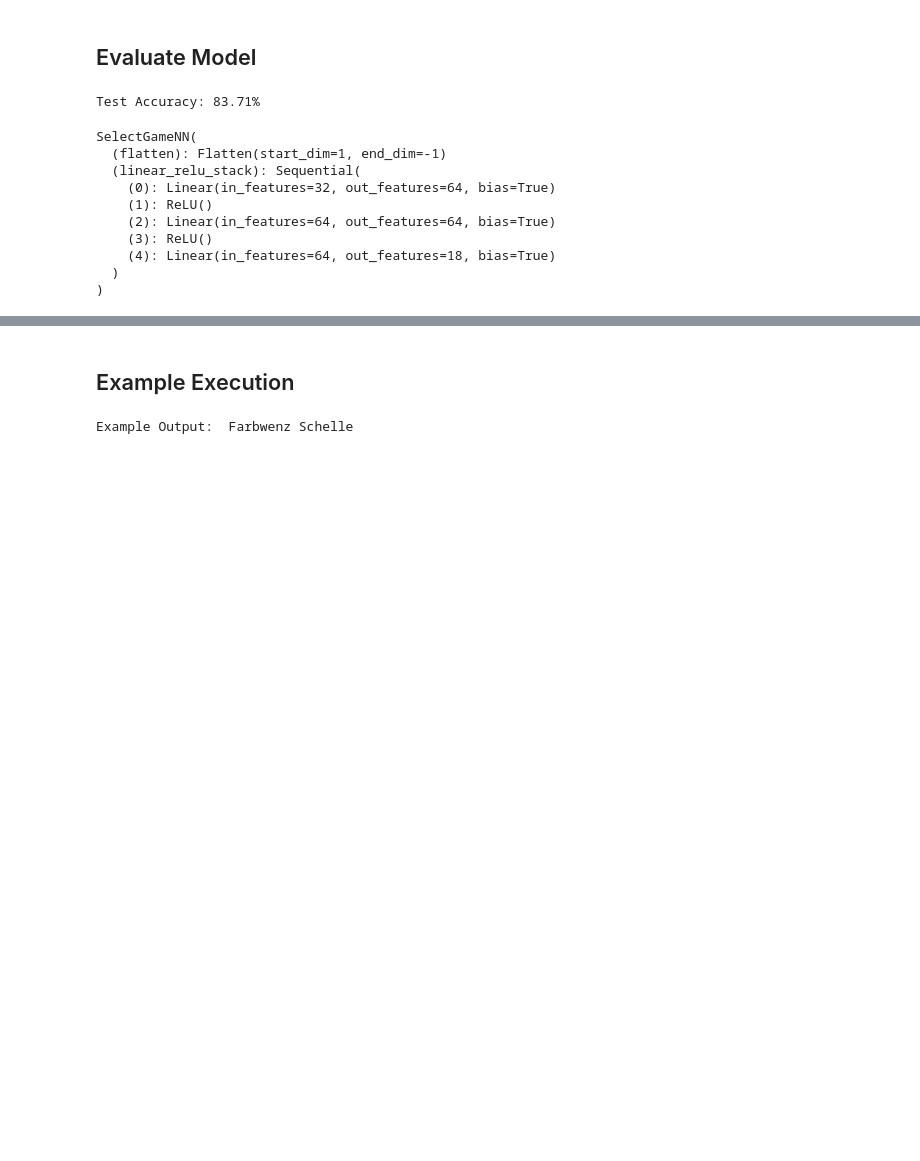
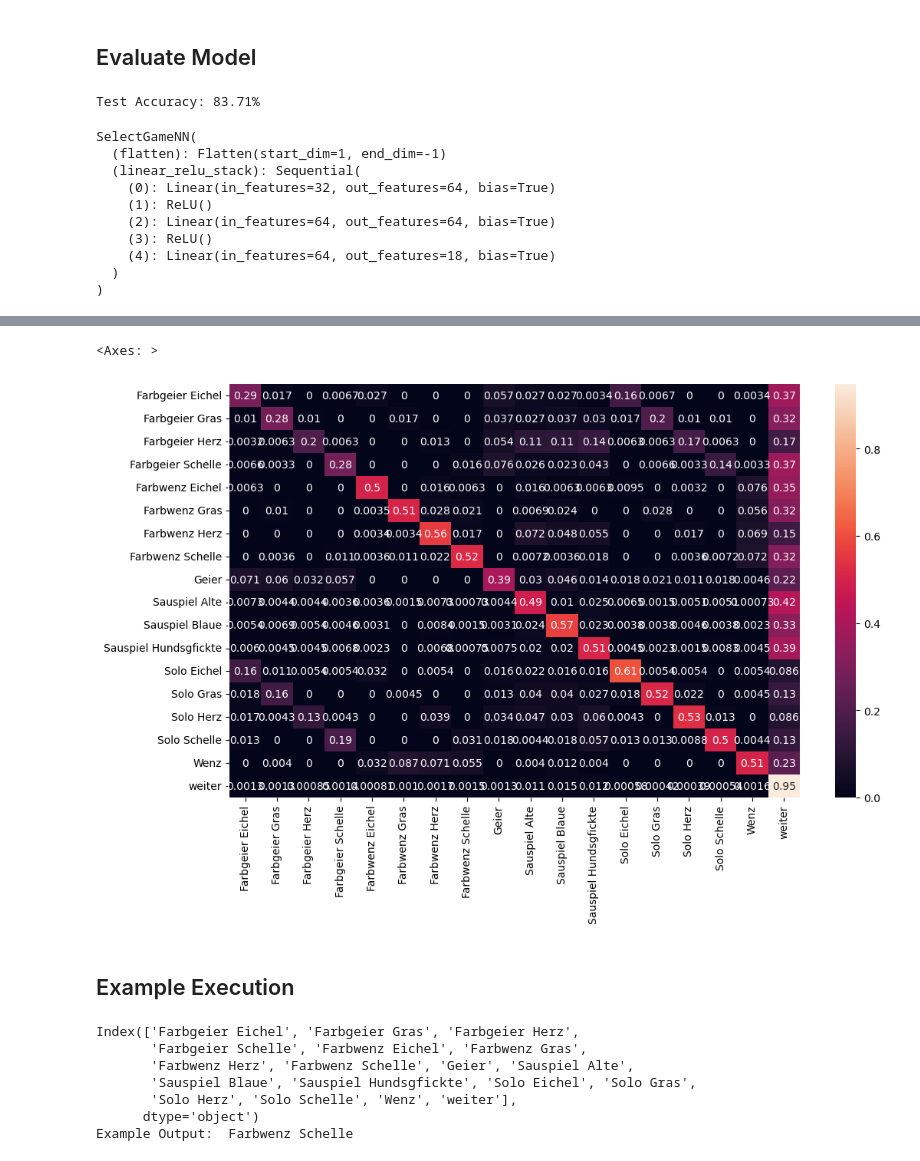
Before and after one commit to AllCatchingEye/GamesEngineering-Server, a Jupyter notebook: bot-ai/select-game-classification/train_classifier.ipynb, the cells around one changed output, grey strips where cells are left out. Cells and saved outputs as stored; diff of their text form; code cells hidden in the pictures; blank space fills up the shorter version.

Commit message:
visualize test results with confusion matrix

```diff
--- a/bot-ai/select-game-classification/train_classifier.ipynb
+++ b/bot-ai/select-game-classification/train_classifier.ipynb
@@ -193,5 +202,7 @@ torch.save(model, './select-game-classification/model/classifier.pth')
 # %% [markdown]
 ## Evaluate Model
+# %%
+model = torch.load(model_path, map_location=device)
 # %%
 model.eval()
 
@@ -205,6 +216,10 @@ with torch.no_grad():
         total += labels.size(0)
         correct += (predicted == labels).sum().item()
 
+        y_pred.extend(outputs)
+        labels_np = labels.data.cpu().numpy()
+        y_true.extend(labels_np) # Save Truth
+
 accuracy = 100 * correct / total
 print(f"Test Accuracy: {accuracy:.2f}%")
 
@@ -223,3 +238,19 @@ SelectGameNN(
     (4): Linear(in_features=64, out_features=18, bias=True)
   )
 )
+# %%
+model.eval()
+
+y_pred = []
+y_true = []
+
+for inputs, labels in test_loader:
+    output = model(inputs) # Feed Network
+
+    output = (torch.max(torch.exp(output), 1)[1]).data.cpu().numpy()
+    y_pred.extend(output) # Save Prediction
+
+    labels = labels.data.cpu().numpy()
+    y_true.extend(labels) # Save Truth
+
+model.train()
@@ -225,0 +268,3 @@ SelectGameNN(
+# %%
+category_mapping = output_data.astype("category").cat.categories.tolist()
+print(category_mapping)
@@ -226,3 +287,12 @@ SelectGameNN(
+# %%
+cf_matrix = confusion_matrix(y_true, y_pred)
+df_cm = pd.DataFrame(cf_matrix / np.sum(cf_matrix, axis=1)[:, None], index = [i for i in category_mapping],
+                     columns = [i for i in category_mapping])
+plt.figure(figsize = (12,7))
+sn.heatmap(df_cm, annot=True)
+# %% [output]
+<Axes: >
+[figure, added]
 # %% [markdown]
 ## Example Execution
 # %%
@@ -233,6 +303,13 @@ out = model(X)
 # Map output
 output_code = torch.max(out, 1).indices[0].item()
 category_mapping = output_data.astype("category").cat.categories
+print(category_mapping)
 print("Example Output: ",category_mapping[output_code])
 # %% [output]
+Index(['Farbgeier Eichel', 'Farbgeier Gras', 'Farbgeier Herz',
+       'Farbgeier Schelle', 'Farbwenz Eichel', 'Farbwenz Gras',
+       'Farbwenz Herz', 'Farbwenz Schelle', 'Geier', 'Sauspiel Alte',
+       'Sauspiel Blaue', 'Sauspiel Hundsgfickte', 'Solo Eichel', 'Solo Gras',
+       'Solo Herz', 'Solo Schelle', 'Wenz', 'weiter'],
+      dtype='object')
 Example Output:  Farbwenz Schelle
```
Also changed, not shown: parts of 12 cells of this notebook.
